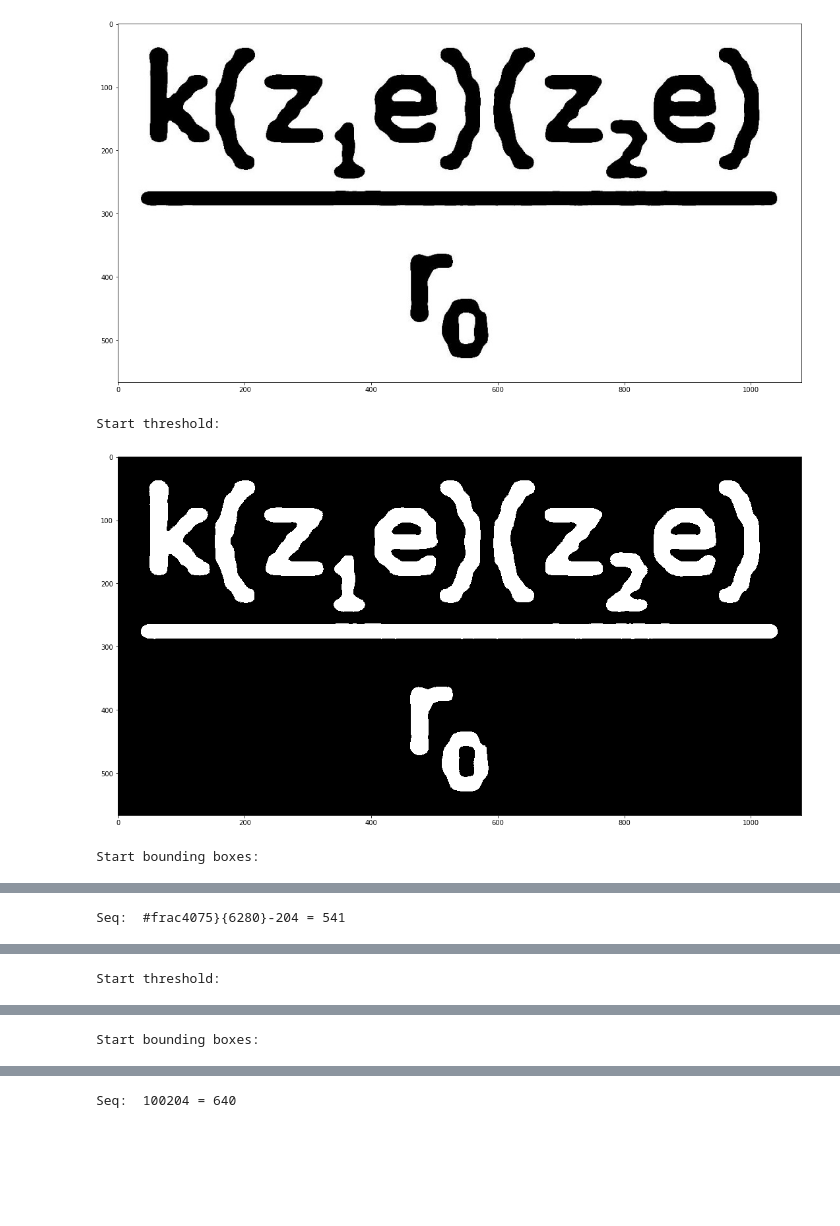
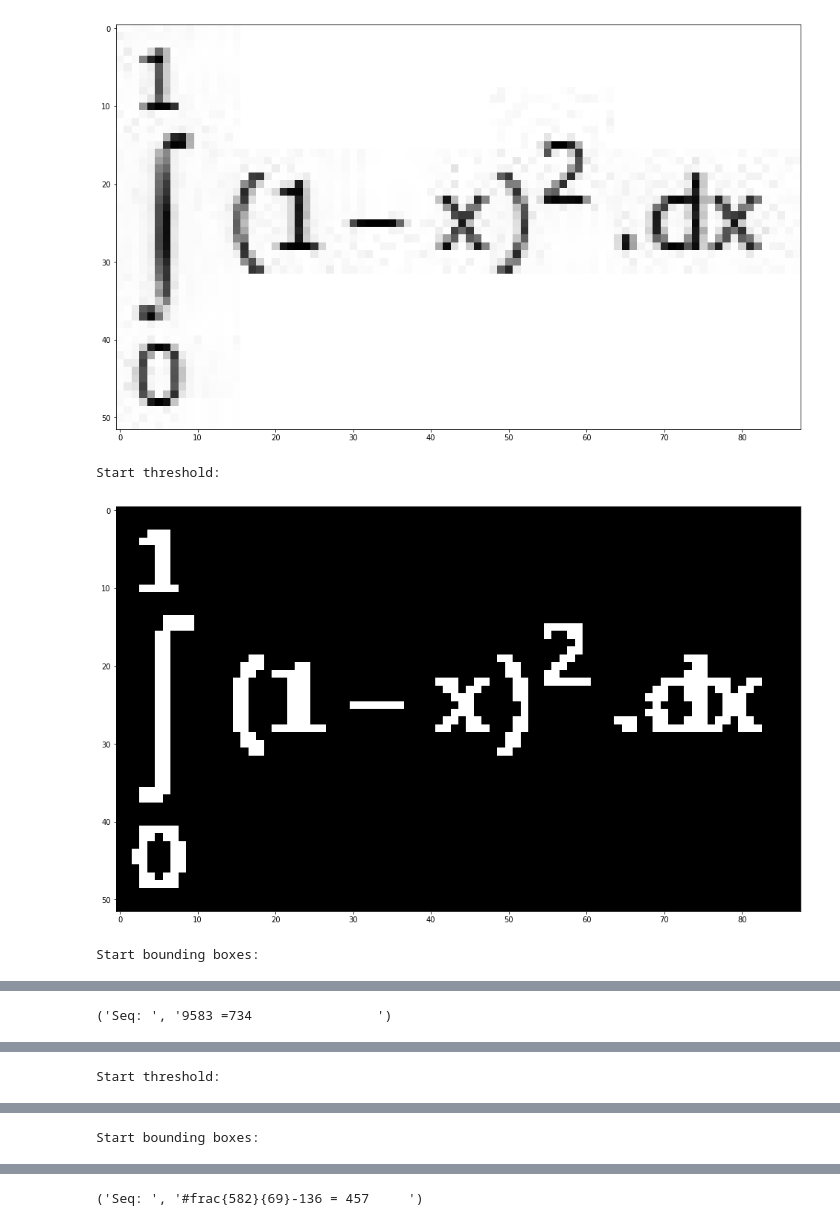
Before and after one commit to BenjaminAkera/AI_Freelancing, a Jupyter notebook: short_test.ipynb, the cells around one changed output, grey strips where cells are left out. Saved outputs shown, nothing was run; the diff lists cells and outputs as text; code cells hidden in the pictures; blank space fills up the shorter version.

```diff
--- a/short_test.ipynb
+++ b/short_test.ipynb
@@ -22,22 +18,20 @@ This class is deprecated, please use tf.nn.rnn_cell.LSTMCell, which supports all
 # %%
-no = 4
-sp = 4
+# no = 10
+# sp = 20
 # files = listdir("few_test_eq/test/fractions")
-files = listdir("nickson/")
-for i in range(sp,sp+no):
+files = listdir("/home/francis/akera/personal/im2latex/nixon/")
+for i in range(22):
 #     formula = io.imread("few_test_eq/test/fractions/"+files[i])
-    formula = io.imread("nickson/"+files[i])
-    formula = cv2.cvtColor(formula, cv2.COLOR_RGB2GRAY)
+    formula = io.imread("/home/francis/akera/personal/im2latex/nixon/"+files[i])
+    formula = cv2.cvtColor(formula,cv2.COLOR_RGB2GRAY)
     plt.figure(figsize=(20,10))
     plt.imshow(formula, cmap="gray")
     plt.show()
     correct = model.filename2formula(files[i])
     latex = model.predict(formula)
     print("Seq: ", latex['equation'])
-#     print("HHHHHHHHHHH")
-#     print(latex['equation'])
 # %% [output]
-[figure, old version]
+[figure, new version]
 Start threshold:
-[figure, old version]
+[figure, new version]
 Start bounding boxes:
@@ -45 +39 @@ Start bounding boxes:
-Seq:  #frac4075}{6280}-204 = 541
+('Seq: ', '9583 =734                ')
@@ -51 +45 @@ Start bounding boxes:
-Seq:  100204 = 640
+('Seq: ', '#frac{582}{69}-136 = 457     ')
```
Also changed, not shown: parts of 2 cells of this notebook.
